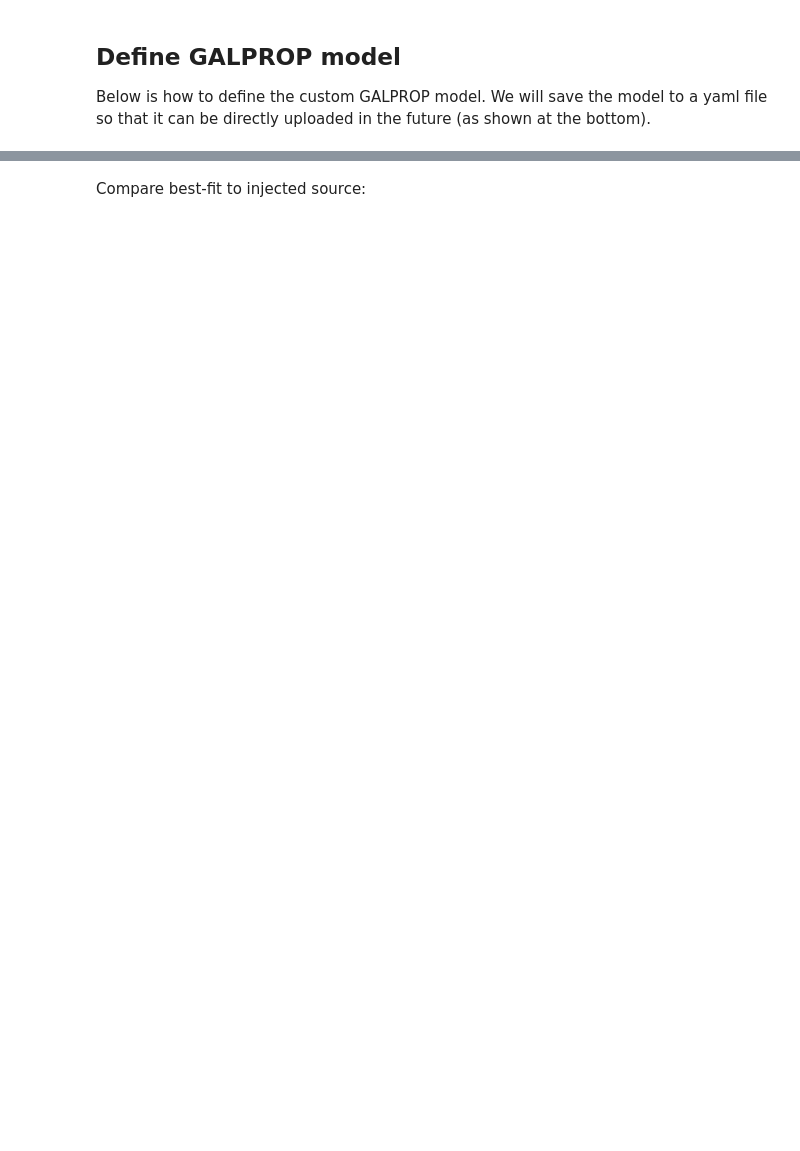
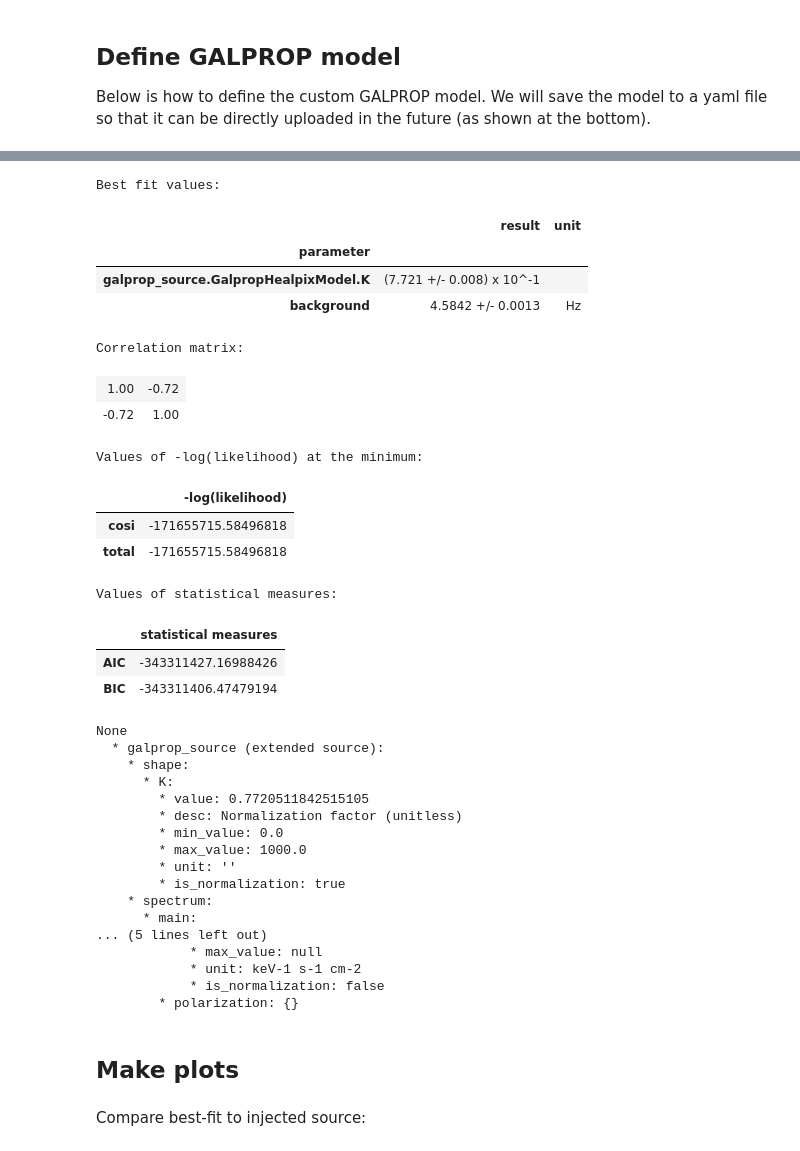
Before and after one commit to hiyoneda/cosipy, a Jupyter notebook: docs/tutorials/spectral_fits/galactic_diffuse_continuum/galdiff_continuum.ipynb, the cells around one changed output, grey strips where cells are left out. Cells and saved outputs as stored; diff of their text form; code cells hidden in the pictures; blank space fills up the shorter version.

```diff
--- a/docs/tutorials/spectral_fits/galactic_diffuse_continuum/galdiff_continuum.ipynb
+++ b/docs/tutorials/spectral_fits/galactic_diffuse_continuum/galdiff_continuum.ipynb
@@ -190,3 +260,51 @@ Thus, we recover the background to within <1%,although the galprop normalization
+# %%
+results = like.results
+
+print(results.display())
+
+parameters = {par.name:results.get_variates(par.path)
+              for par in results.optimized_model["galprop_source"].parameters.values()
+              if par.free}
+
+results_err = results.propagate(results.optimized_model["galprop_source"].spectrum.main.shape.evaluate_at, **parameters)
+
+print(results.optimized_model["galprop_source"])
+# %% [output]
+Best fit values:
+|  | result | unit |
+| parameter |  |  |
+| galprop_source.GalpropHealpixModel.K | (7.721 +/- 0.008) x 10^-1 |  |
+| background | 4.5842 +/- 0.0013 | Hz |
+Correlation matrix:
+| 1.00 | -0.72 |
+| -0.72 | 1.00 |
+Values of -log(likelihood) at the minimum:
+|  | -log(likelihood) |
+| cosi | -171655715.58496818 |
+| total | -171655715.58496818 |
+Values of statistical measures:
+|  | statistical measures |
+| AIC | -343311427.16988426 |
+| BIC | -343311406.47479194 |
+None
+  * galprop_source (extended source):
+    * shape:
+      * K:
+        * value: 0.7720511842515105
+        * desc: Normalization factor (unitless)
+        * min_value: 0.0
+        * max_value: 1000.0
+        * unit: ''
+        * is_normalization: true
+    * spectrum:
+      * main:
+... (5 lines left out)
+            * max_value: null
+            * unit: keV-1 s-1 cm-2
+            * is_normalization: false
+        * polarization: {}
+# %% [markdown]
+## Make plots
 # %% [markdown]
 Compare best-fit to injected source:
 # %%
```
Also changed, not shown: parts of 29 cells of this notebook, 1 other file.
